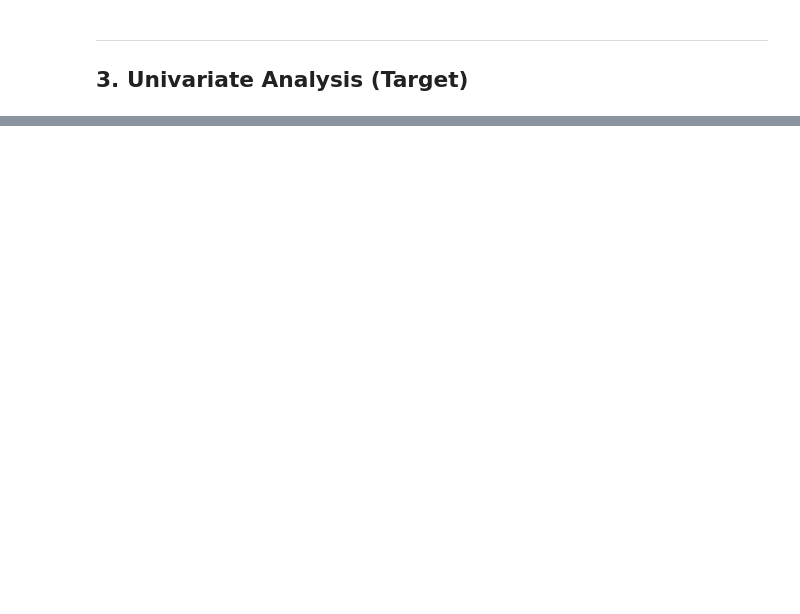
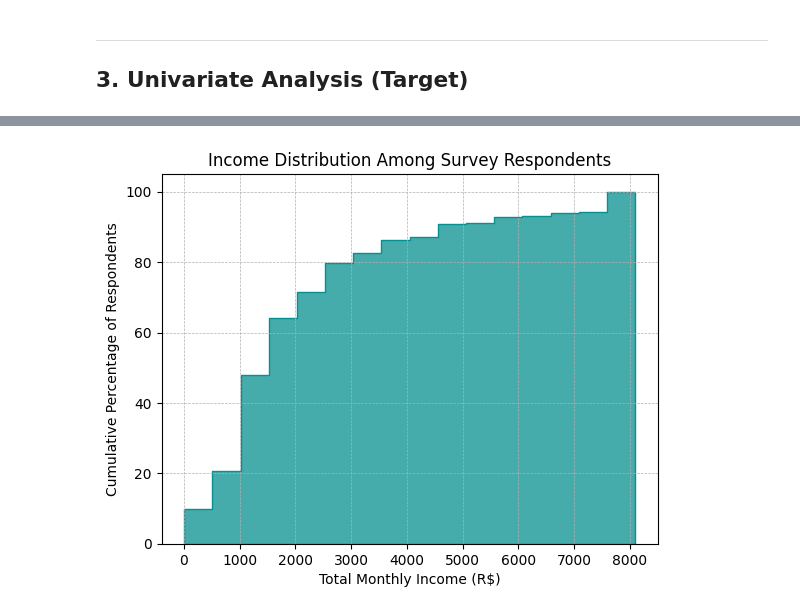
Before and after one commit to viniciussuares/IncomePrediction, a Jupyter notebook: notebooks/eda.ipynb, the cells around one changed output, grey strips where cells are left out. Cells and saved outputs as stored; diff of their text form; code cells hidden in the pictures; blank space fills up the shorter version.

```diff
--- a/notebooks/eda.ipynb
+++ b/notebooks/eda.ipynb
@@ -171,0 +196,11 @@ plt.show()
+# %%
+utils.plot_histogram(
+    df['all_work_income'],
+    title= 'Income Distribution Among Survey Respondents',
+    y_label='Cumulative Percentage of Respondents',
+    x_label='Total Monthly Income (R$)',
+    cumulative=True,
+    element='step'
+)
+# %% [output]
+[figure, added]
```
Also changed, not shown: parts of 22 cells of this notebook, 1 other file.
